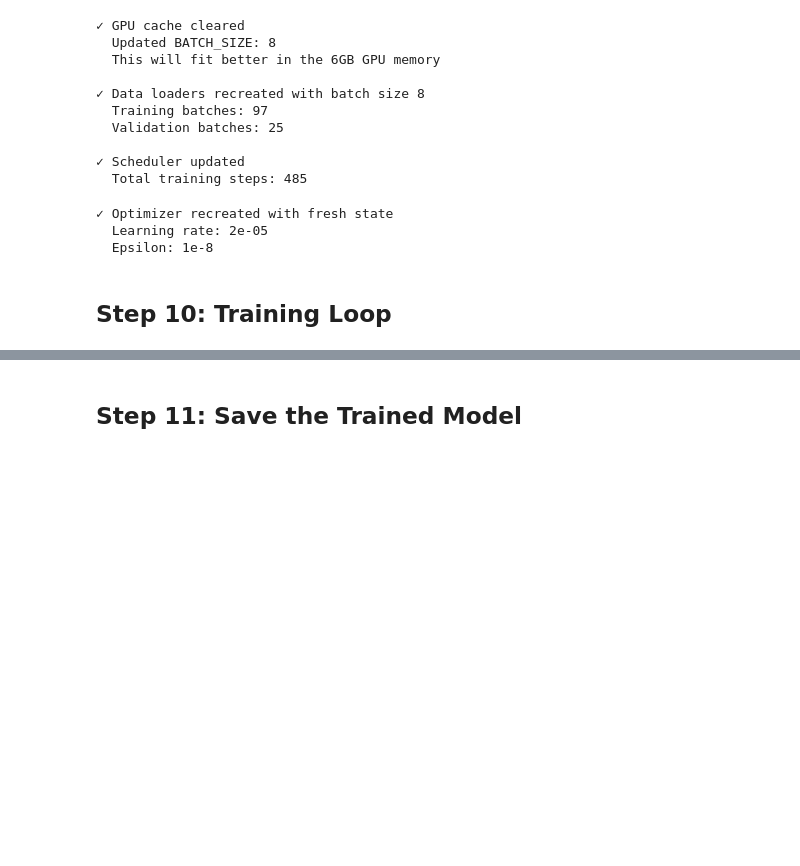
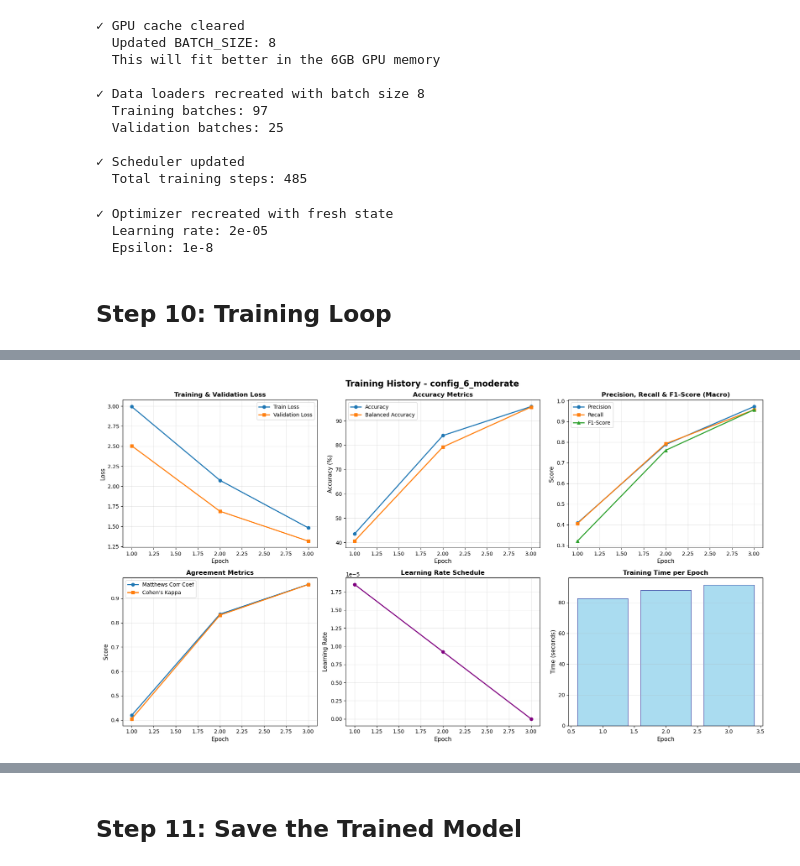
Before and after one commit to Swakyxd/Resume-Analyser, a Jupyter notebook: notebooks/resume_analyser.ipynb, the cells around one changed output, grey strips where cells are left out. Cells and saved outputs as stored; diff of their text form; code cells hidden in the pictures; blank space fills up the shorter version.

Commit message:
Add config_6_moderate achieving 95.85% accuracy with controlled regularization

```diff
--- a/notebooks/resume_analyser.ipynb
+++ b/notebooks/resume_analyser.ipynb
@@ -905,0 +1258,79 @@ Epoch 2/5
+# %%
+# Visualize training history
+fig, axes = plt.subplots(2, 3, figsize=(18, 10))
+fig.suptitle(f'Training History - {SELECTED_CONFIG}', fontsize=16, fontweight='bold')
+
+# Plot 1: Loss curves
+axes[0, 0].plot(range(1, EPOCHS+1), training_history['train_losses'],
+                marker='o', label='Train Loss', linewidth=2, markersize=6)
+axes[0, 0].plot(range(1, EPOCHS+1), training_history['val_losses'],
+                marker='s', label='Validation Loss', linewidth=2, markersize=6)
+axes[0, 0].set_xlabel('Epoch', fontsize=11)
+axes[0, 0].set_ylabel('Loss', fontsize=11)
+axes[0, 0].set_title('Training & Validation Loss', fontsize=12, fontweight='bold')
+axes[0, 0].legend()
+axes[0, 0].grid(True, alpha=0.3)
+
+# Plot 2: Accuracy metrics
+axes[0, 1].plot(range(1, EPOCHS+1), [a*100 for a in training_history['val_accuracy']],
+                marker='o', label='Accuracy', linewidth=2, markersize=6)
+axes[0, 1].plot(range(1, EPOCHS+1), [a*100 for a in training_history['val_balanced_accuracy']],
+                marker='s', label='Balanced Accuracy', linewidth=2, markersize=6)
+axes[0, 1].set_xlabel('Epoch', fontsize=11)
+axes[0, 1].set_ylabel('Accuracy (%)', fontsize=11)
+axes[0, 1].set_title('Accuracy Metrics', fontsize=12, fontweight='bold')
+axes[0, 1].legend()
+axes[0, 1].grid(True, alpha=0.3)
+
+# Plot 3: Precision, Recall, F1
+axes[0, 2].plot(range(1, EPOCHS+1), training_history['val_precision_macro'],
+                marker='o', label='Precision', linewidth=2, markersize=6)
+axes[0, 2].plot(range(1, EPOCHS+1), training_history['val_recall_macro'],
+                marker='s', label='Recall', linewidth=2, markersize=6)
+axes[0, 2].plot(range(1, EPOCHS+1), training_history['val_f1_macro'],
+                marker='^', label='F1-Score', linewidth=2, markersize=6)
+axes[0, 2].set_xlabel('Epoch', fontsize=11)
+axes[0, 2].set_ylabel('Score', fontsize=11)
+axes[0, 2].set_title('Precision, Recall & F1-Score (Macro)', fontsize=12, fontweight='bold')
+axes[0, 2].legend()
+axes[0, 2].grid(True, alpha=0.3)
+
+# Plot 4: MCC and Cohen's Kappa
+axes[1, 0].plot(range(1, EPOCHS+1), training_history['val_mcc'],
+                marker='o', label='Matthews Corr Coef', linewidth=2, markersize=6)
+axes[1, 0].plot(range(1, EPOCHS+1), training_history['val_cohen_kappa'],
+                marker='s', label="Cohen's Kappa", linewidth=2, markersize=6)
+axes[1, 0].set_xlabel('Epoch', fontsize=11)
+axes[1, 0].set_ylabel('Score', fontsize=11)
+axes[1, 0].set_title('Agreement Metrics', fontsize=12, fontweight='bold')
+axes[1, 0].legend()
+axes[1, 0].grid(True, alpha=0.3)
+
+# Plot 5: Learning rate schedule
+axes[1, 1].plot(range(1, EPOCHS+1), training_history['learning_rates'],
+                marker='o', linewidth=2, markersize=6, color='purple')
+axes[1, 1].set_xlabel('Epoch', fontsize=11)
+axes[1, 1].set_ylabel('Learning Rate', fontsize=11)
+axes[1, 1].set_title('Learning Rate Schedule', fontsize=12, fontweight='bold')
+axes[1, 1].grid(True, alpha=0.3)
+axes[1, 1].ticklabel_format(axis='y', style='scientific', scilimits=(0,0))
+
+# Plot 6: Epoch training time
+axes[1, 2].bar(range(1, EPOCHS+1), training_history['epoch_times'],
+               color='skyblue', edgecolor='navy', alpha=0.7)
+axes[1, 2].set_xlabel('Epoch', fontsize=11)
+axes[1, 2].set_ylabel('Time (seconds)', fontsize=11)
+axes[1, 2].set_title('Training Time per Epoch', fontsize=12, fontweight='bold')
+axes[1, 2].grid(True, alpha=0.3, axis='y')
+
+plt.tight_layout()
+
+# Save the plot
+import os
+os.makedirs('../outputs/results', exist_ok=True)
+plot_path = f'../outputs/results/training_history_{SELECTED_CONFIG}.png'
+plt.savefig(plot_path, dpi=300, bbox_inches='tight')
+print(f"✓ Training history plot saved to: {plot_path}")
+
+plt.show()
+# %% [output]
@@ -905,0 +1338 @@ Epoch 2/5
+[figure, added]
```
Also changed, not shown: parts of 17 cells of this notebook, 1 other file.
